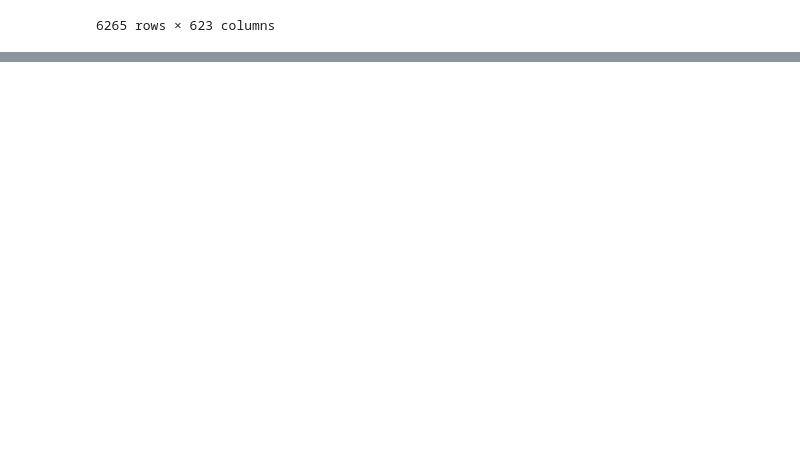
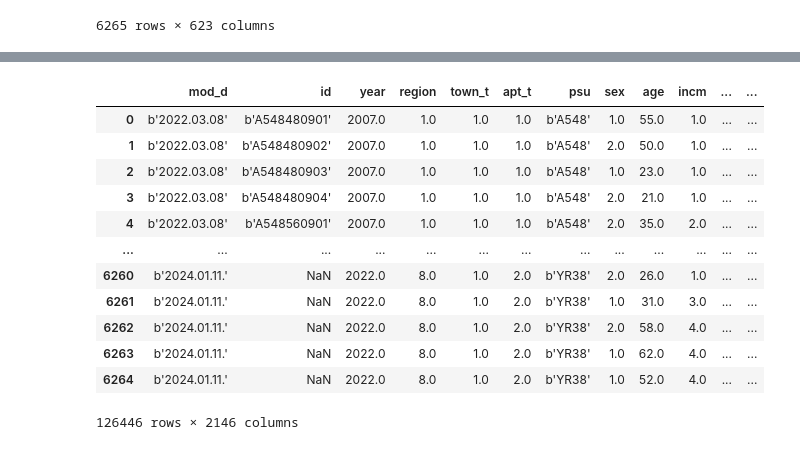
Before and after one commit to primula1323/Bigdata_Fintech, a Jupyter notebook: Statistics+Data_Science/Personal_Project/Health.ipynb, the cells around one changed output, grey strips where cells are left out. Cells and saved outputs as stored; diff of their text form; code cells hidden in the pictures; blank space fills up the shorter version.

```diff
--- a/Statistics+Data_Science/Personal_Project/Health.ipynb
+++ b/Statistics+Data_Science/Personal_Project/Health.ipynb
@@ -21,0 +49,18 @@ df
+# %%
+combined_df = pd.concat(dfs, axis = 0)
+# %%
+combined_df
+# %% [output]
+|  | mod_d | id | year | region | town_t | apt_t | psu | sex | age | incm | ... | ... |
+| 0 | b'2022.03.08' | b'A548480901' | 2007.0 | 1.0 | 1.0 | 1.0 | b'A548' | 1.0 | 55.0 | 1.0 | ... | ... |
+| 1 | b'2022.03.08' | b'A548480902' | 2007.0 | 1.0 | 1.0 | 1.0 | b'A548' | 2.0 | 50.0 | 1.0 | ... | ... |
+| 2 | b'2022.03.08' | b'A548480903' | 2007.0 | 1.0 | 1.0 | 1.0 | b'A548' | 1.0 | 23.0 | 1.0 | ... | ... |
+| 3 | b'2022.03.08' | b'A548480904' | 2007.0 | 1.0 | 1.0 | 1.0 | b'A548' | 2.0 | 21.0 | 1.0 | ... | ... |
+| 4 | b'2022.03.08' | b'A548560901' | 2007.0 | 1.0 | 1.0 | 1.0 | b'A548' | 2.0 | 35.0 | 2.0 | ... | ... |
+| ... | ... | ... | ... | ... | ... | ... | ... | ... | ... | ... | ... | ... |
+| 6260 | b'2024.01.11.' | NaN | 2022.0 | 8.0 | 1.0 | 2.0 | b'YR38' | 2.0 | 26.0 | 1.0 | ... | ... |
+| 6261 | b'2024.01.11.' | NaN | 2022.0 | 8.0 | 1.0 | 2.0 | b'YR38' | 1.0 | 31.0 | 3.0 | ... | ... |
+| 6262 | b'2024.01.11.' | NaN | 2022.0 | 8.0 | 1.0 | 2.0 | b'YR38' | 2.0 | 58.0 | 4.0 | ... | ... |
+| 6263 | b'2024.01.11.' | NaN | 2022.0 | 8.0 | 1.0 | 2.0 | b'YR38' | 1.0 | 62.0 | 4.0 | ... | ... |
+| 6264 | b'2024.01.11.' | NaN | 2022.0 | 8.0 | 1.0 | 2.0 | b'YR38' | 1.0 | 52.0 | 4.0 | ... | ... |
+126446 rows × 2146 columns
```
Also changed, not shown: parts of 6 cells of this notebook, 2 other files.
